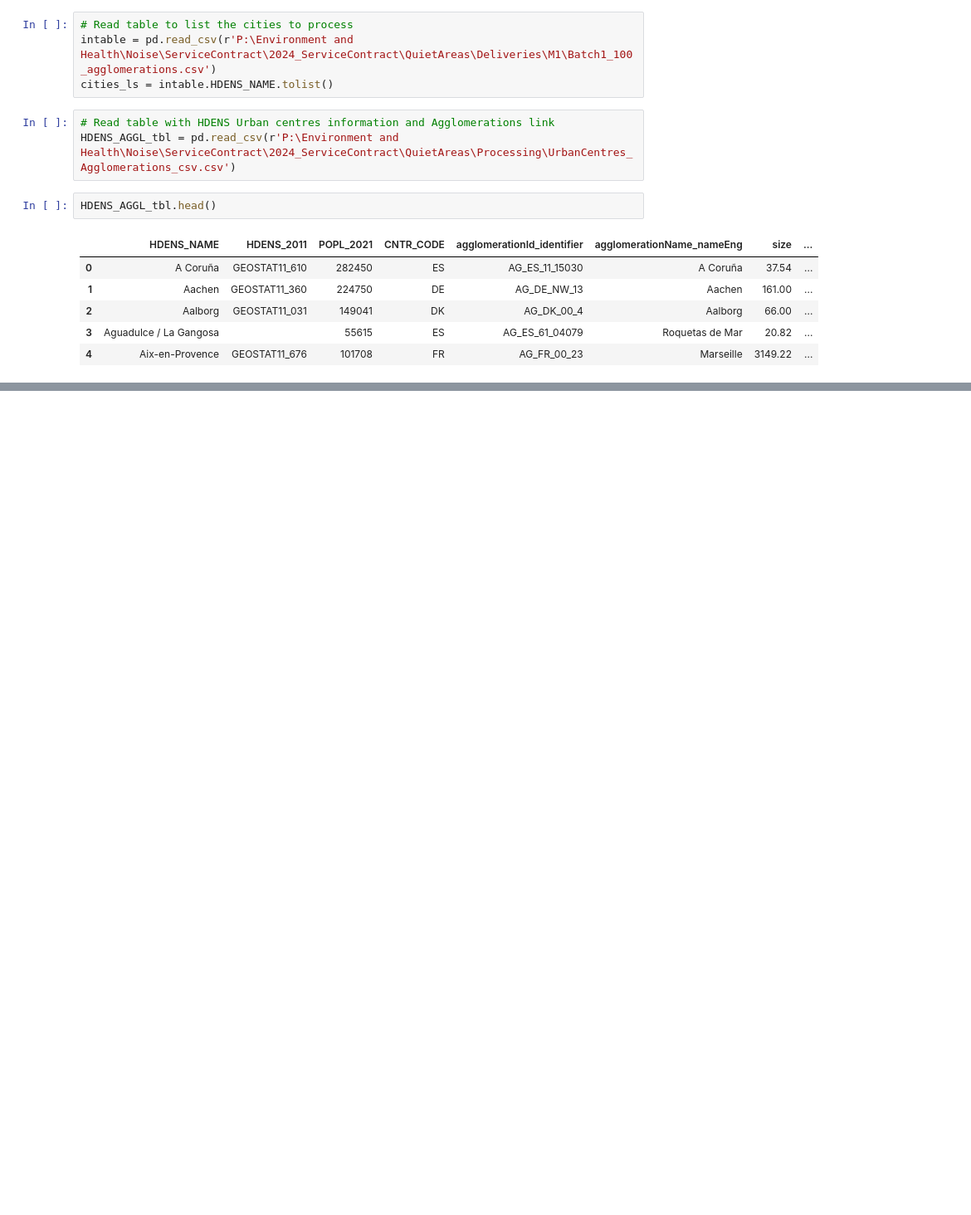
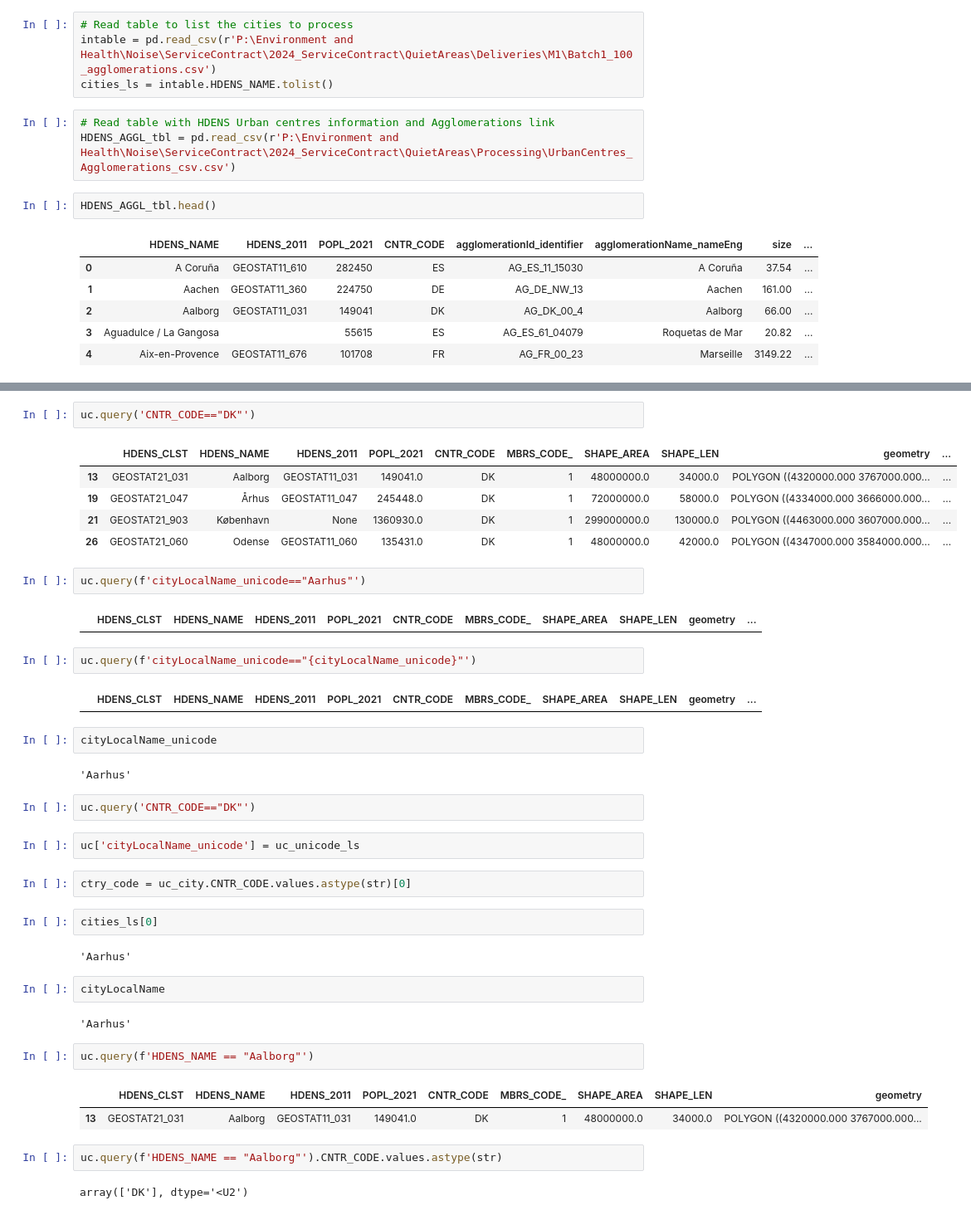
Before and after one commit to ubachr/GQA, a Jupyter notebook: example_usage_v2.ipynb, the cells around one changed output, grey strips where cells are left out. Shown at 83% size. Cells and saved outputs as stored; diff of their text form; blank space fills up the shorter version.

```diff
--- a/example_usage_v2.ipynb
+++ b/example_usage_v2.ipynb
@@ -233,0 +483,43 @@ for cityLocalName in cities_ls[:1]:
+# %%
+uc.query('CNTR_CODE=="DK"')
+# %% [output]
+|  | HDENS_CLST | HDENS_NAME | HDENS_2011 | POPL_2021 | CNTR_CODE | MBRS_CODE_ | SHAPE_AREA | SHAPE_LEN | geometry | ... |
+| 13 | GEOSTAT21_031 | Aalborg | GEOSTAT11_031 | 149041.0 | DK | 1 | 48000000.0 | 34000.0 | POLYGON ((4320000.000 3767000.000... | ... |
+| 19 | GEOSTAT21_047 | Århus | GEOSTAT11_047 | 245448.0 | DK | 1 | 72000000.0 | 58000.0 | POLYGON ((4334000.000 3666000.000... | ... |
+| 21 | GEOSTAT21_903 | København | None | 1360930.0 | DK | 1 | 299000000.0 | 130000.0 | POLYGON ((4463000.000 3607000.000... | ... |
+| 26 | GEOSTAT21_060 | Odense | GEOSTAT11_060 | 135431.0 | DK | 1 | 48000000.0 | 42000.0 | POLYGON ((4347000.000 3584000.000... | ... |
+# %%
+uc.query(f'cityLocalName_unicode=="Aarhus"')
+# %% [output]
+|  | HDENS_CLST | HDENS_NAME | HDENS_2011 | POPL_2021 | CNTR_CODE | MBRS_CODE_ | SHAPE_AREA | SHAPE_LEN | geometry | ... |
+# %%
+uc.query(f'cityLocalName_unicode=="{cityLocalName_unicode}"')
+# %% [output]
+|  | HDENS_CLST | HDENS_NAME | HDENS_2011 | POPL_2021 | CNTR_CODE | MBRS_CODE_ | SHAPE_AREA | SHAPE_LEN | geometry | ... |
+# %%
+cityLocalName_unicode
+# %% [output]
+'Aarhus'
+# %%
+uc.query('CNTR_CODE=="DK"')
+# %%
+uc['cityLocalName_unicode'] = uc_unicode_ls
+# %%
+ctry_code = uc_city.CNTR_CODE.values.astype(str)[0]
+# %%
+cities_ls[0]
+# %% [output]
+'Aarhus'
+# %%
+cityLocalName
+# %% [output]
+'Aarhus'
+# %%
+uc.query(f'HDENS_NAME == "Aalborg"')
+# %% [output]
+|  | HDENS_CLST | HDENS_NAME | HDENS_2011 | POPL_2021 | CNTR_CODE | MBRS_CODE_ | SHAPE_AREA | SHAPE_LEN | geometry |
+| 13 | GEOSTAT21_031 | Aalborg | GEOSTAT11_031 | 149041.0 | DK | 1 | 48000000.0 | 34000.0 | POLYGON ((4320000.000 3767000.000... |
+# %%
+uc.query(f'HDENS_NAME == "Aalborg"').CNTR_CODE.values.astype(str)
+# %% [output]
+array(['DK'], dtype='<U2')
```
Also changed, not shown: parts of 28 cells of this notebook.
